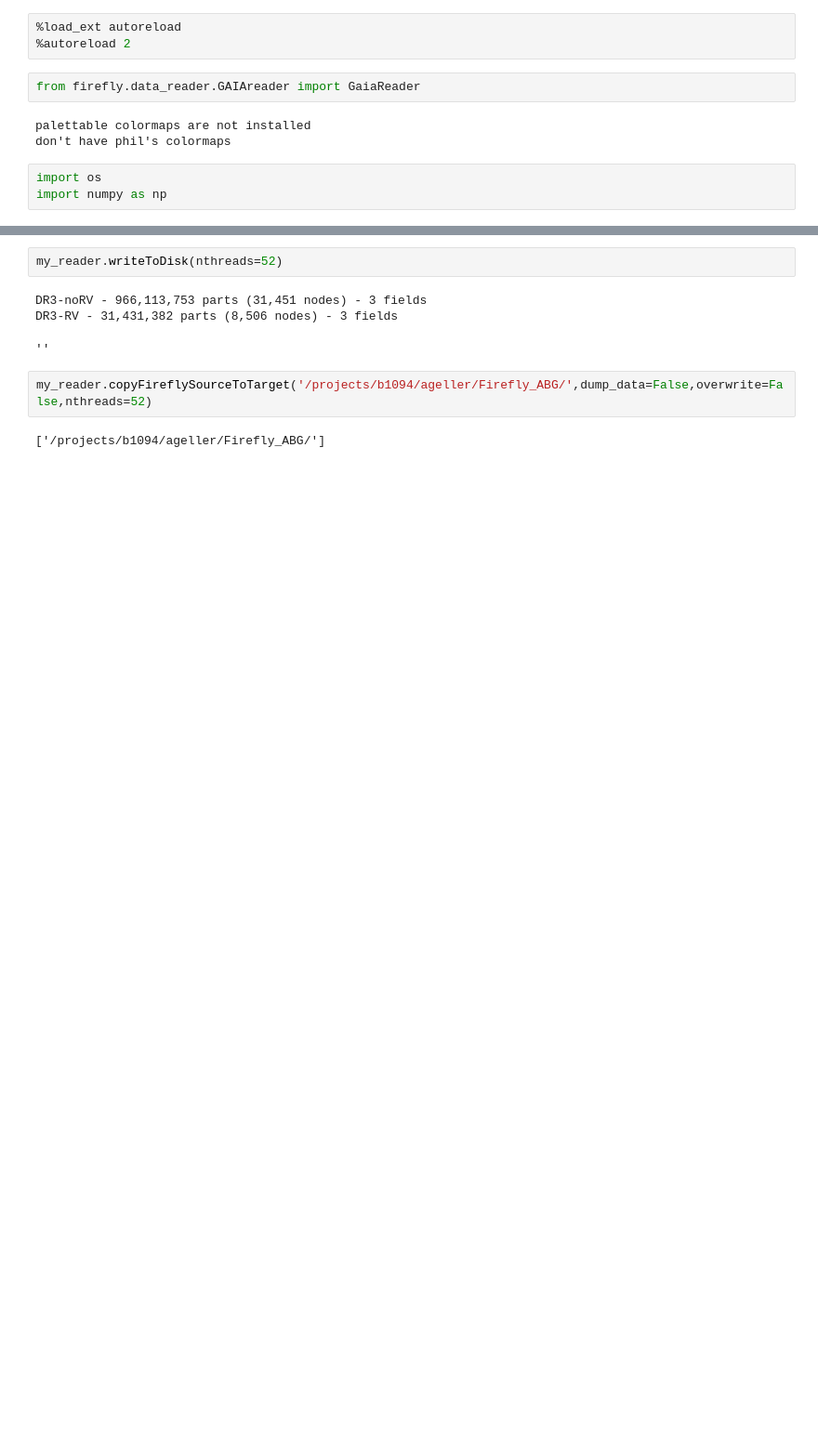
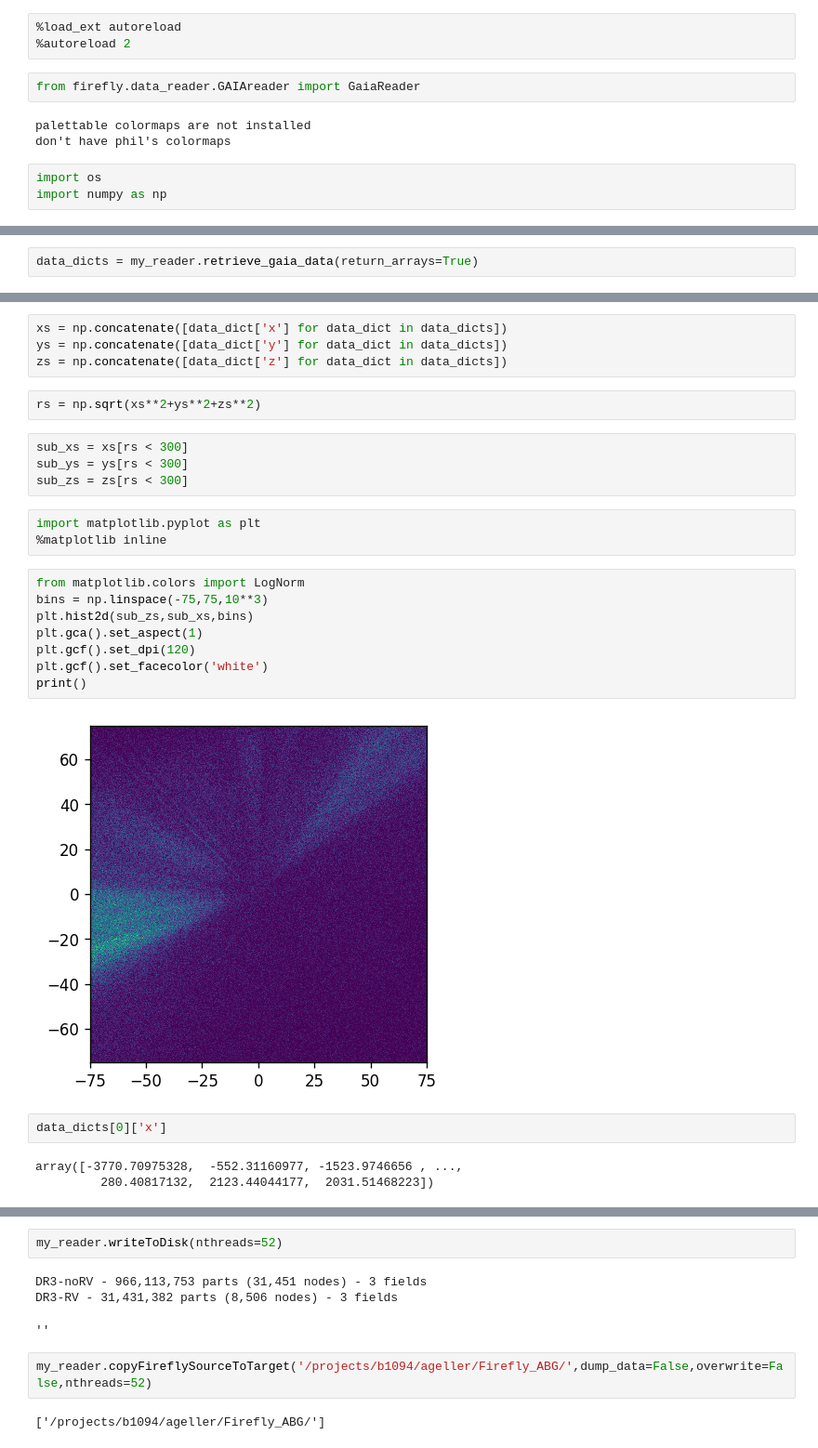
Before and after one commit to ageller/Firefly, a Jupyter notebook: src/firefly/ntbks/GaiaDR3.ipynb, the cells around one changed output, grey strips where cells are left out. Shown at 93% size. Saved outputs shown, nothing was run; the diff lists cells and outputs as text; blank space fills up the shorter version.

Commit message:
make lame matplotlib plots

```diff
--- a/src/firefly/ntbks/GaiaDR3.ipynb
+++ b/src/firefly/ntbks/GaiaDR3.ipynb
@@ -42,0 +32,2 @@ print(GUIurls)
+# %%
+data_dicts = my_reader.retrieve_gaia_data(return_arrays=True)
@@ -43 +37,29 @@ print(GUIurls)
+# %%
+xs = np.concatenate([data_dict['x'] for data_dict in data_dicts])
+ys = np.concatenate([data_dict['y'] for data_dict in data_dicts])
+zs = np.concatenate([data_dict['z'] for data_dict in data_dicts])
+# %%
+rs = np.sqrt(xs**2+ys**2+zs**2)
+# %%
+sub_xs = xs[rs < 300]
+sub_ys = ys[rs < 300]
+sub_zs = zs[rs < 300]
+# %%
+import matplotlib.pyplot as plt
+%matplotlib inline
+# %%
+from matplotlib.colors import LogNorm
+bins = np.linspace(-75,75,10**3)
+plt.hist2d(sub_zs,sub_xs,bins)
+plt.gca().set_aspect(1)
+plt.gcf().set_dpi(120)
+plt.gcf().set_facecolor('white')
+print()
+# %% [output]
+[figure, added]
+# %%
+data_dicts[0]['x']
+# %% [output]
+array([-3770.70975328,  -552.31160977, -1523.9746656 , ...,
+         280.40817132,  2123.44044177,  2031.51468223])
 # %%
```
Also changed, not shown: parts of 12 cells of this notebook.
